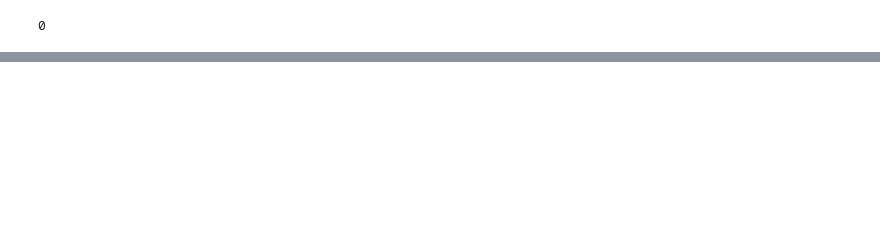
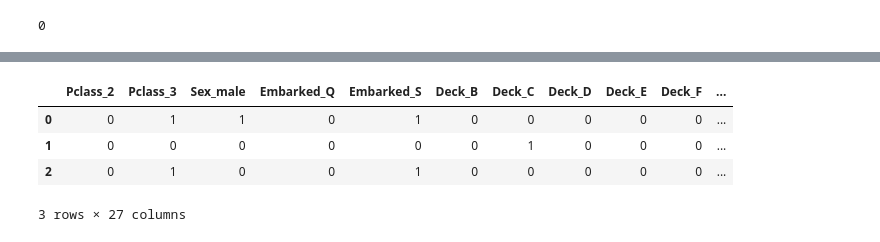
Before and after one commit to DareenHarthi/DSI_Project2, a Jupyter notebook: Titanic Survival (Classification)/Untitled.ipynb, the cells around one changed output, grey strips where cells are left out. Saved outputs shown, nothing was run; the diff lists cells and outputs as text; code cells hidden in the pictures; blank space fills up the shorter version.

```diff
--- a/Titanic Survival (Classification)/Untitled.ipynb
+++ b/Titanic Survival (Classification)/Untitled.ipynb
@@ -346,0 +381,2 @@ Name: Age_group, Length: 1309, dtype: object
+# %%
+titanic_clean.Embarked = titanic_clean.Embarked.fillna("S")
@@ -346,0 +405,8 @@ Name: Age_group, Length: 1309, dtype: object
+# %%
+titanic_clean.head(3)
+# %% [output]
+|  | Pclass_2 | Pclass_3 | Sex_male | Embarked_Q | Embarked_S | Deck_B | Deck_C | Deck_D | Deck_E | Deck_F | ... |
+| 0 | 0 | 1 | 1 | 0 | 1 | 0 | 0 | 0 | 0 | 0 | ... |
+| 1 | 0 | 0 | 0 | 0 | 0 | 0 | 1 | 0 | 0 | 0 | ... |
+| 2 | 0 | 1 | 0 | 0 | 1 | 0 | 0 | 0 | 0 | 0 | ... |
+3 rows × 27 columns
```
Also changed, not shown: parts of 58 cells of this notebook, 3 other files.
